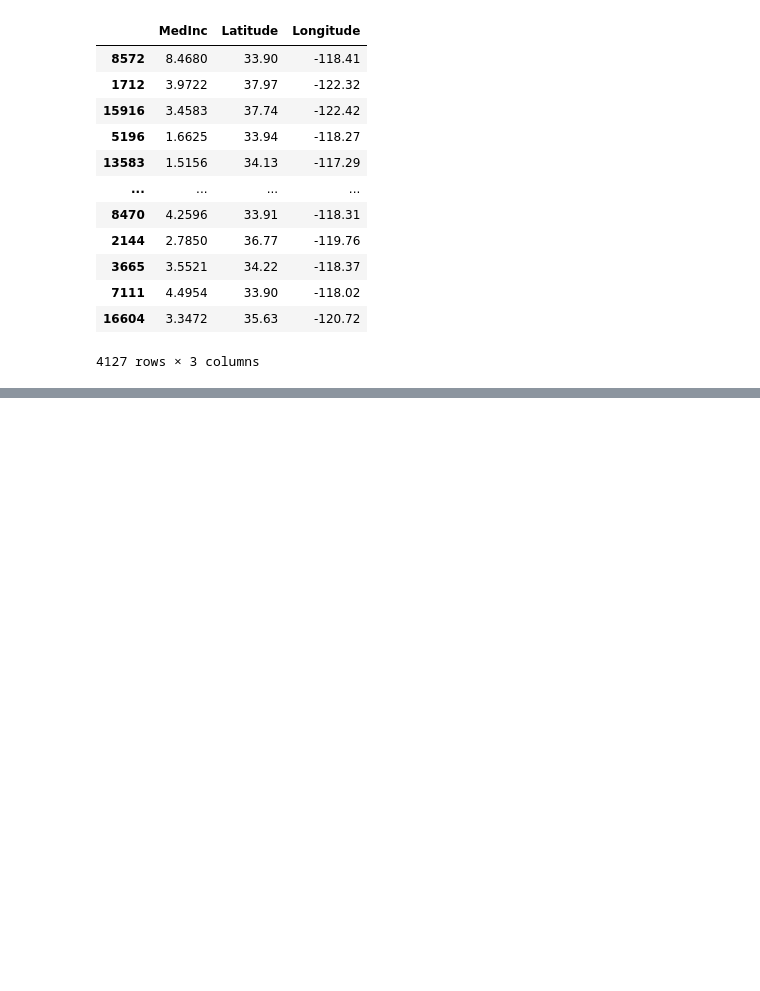
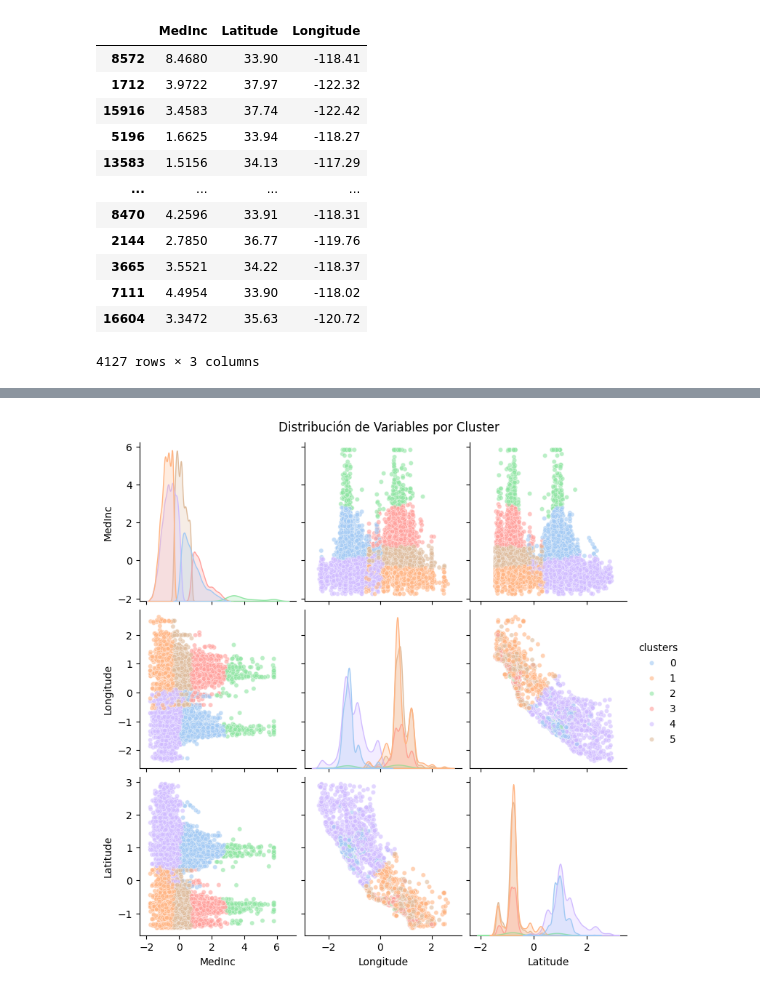
Before and after one commit to 4GeeksAcademy/Kiliangil-California-housing, a Jupyter notebook: src/explore.ipynb, the cells around one changed output, grey strips where cells are left out. Drawn from its saved outputs; the diff is of its cells as text; code cells hidden in the pictures; blank space fills up the shorter version.

```diff
--- a/src/explore.ipynb
+++ b/src/explore.ipynb
@@ -186,0 +200,3 @@ X_train_final.head()
+# %%
+modelK = KMeans(n_clusters=6, random_state = 42)
+modelK.fit(X_train_final)
@@ -186,0 +205,5 @@ X_train_final.head()
+# %%
+# Obtener los centros de los clusters y las etiquetas
+centroids = modelK.cluster_centers_
+labels = modelK.labels_
+centroids
@@ -186,0 +217,4 @@ X_train_final.head()
+# %%
+X_train_final['clusters'] = labels
+X_train_final['clusters'] = X_train_final['clusters'].astype('category')
+X_train_final
@@ -186,0 +235,11 @@ X_train_final.head()
+# %%
+# Seleccionar las 3 variables + clusters
+variables = ['MedInc', 'Longitude', 'Latitude', 'clusters']
+sns.pairplot(X_train_final[variables],
+             hue='clusters',
+             palette='pastel',
+             plot_kws={'alpha': 0.6, 's': 20})
+plt.suptitle('Distribución de Variables por Cluster', y=1.02)
+plt.show()
+# %% [output]
+[figure, added]
```
Also changed, not shown: parts of 20 cells of this notebook, 2 other files.
